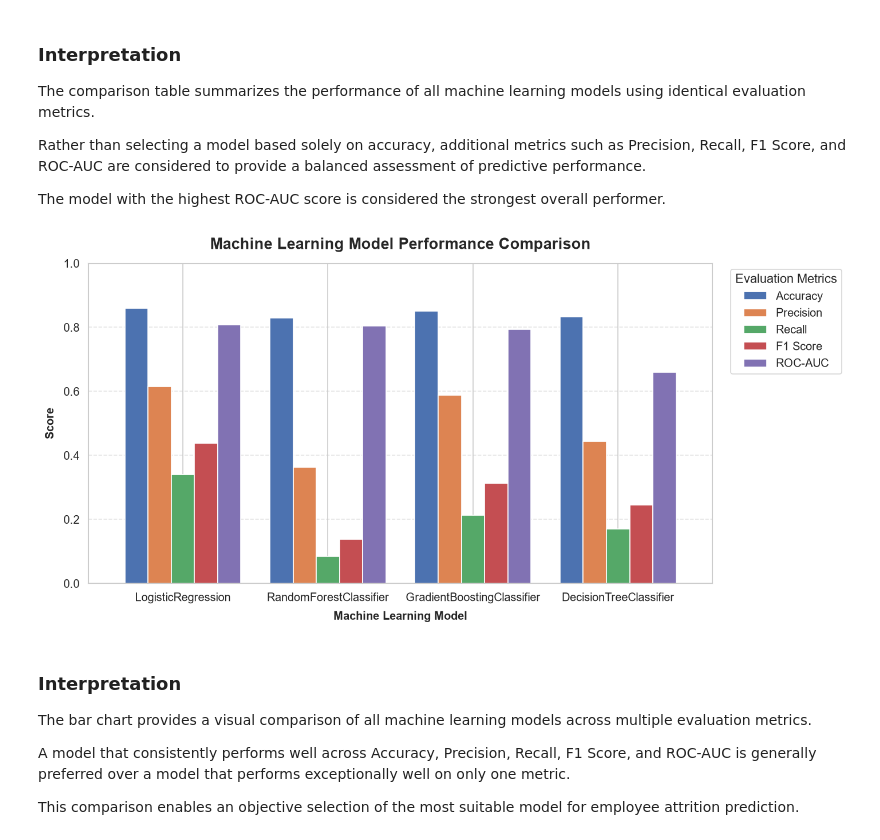
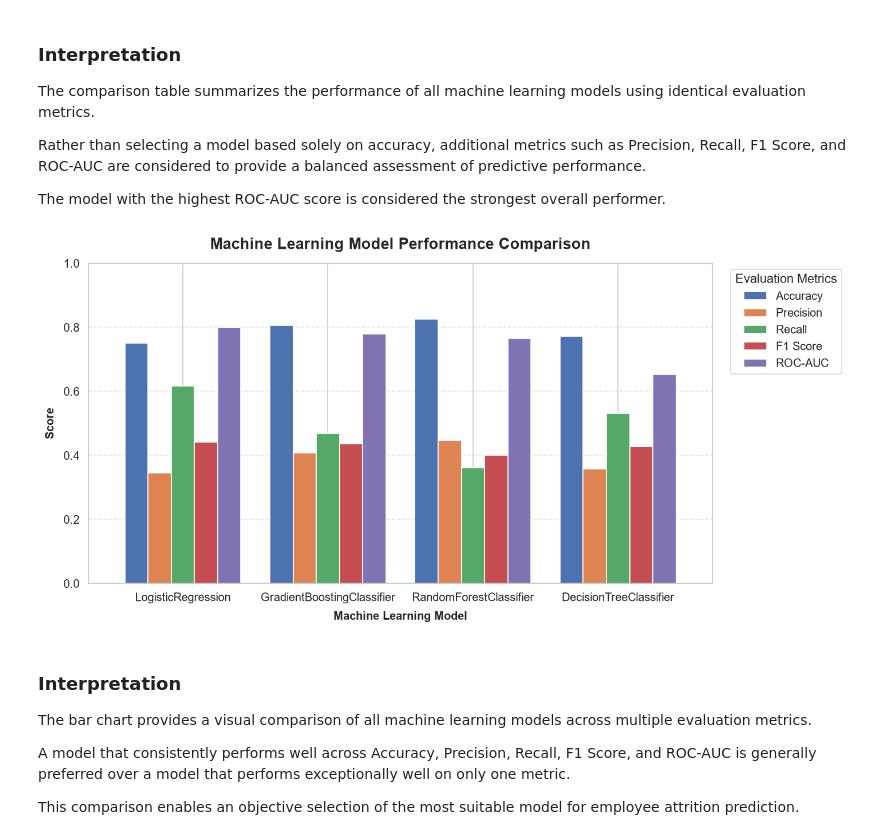
Before and after one commit to 1Riyaa/Employee-Attrition-Prediction, a Jupyter notebook: Employee_Attrition_Prediction.ipynb, the cells around one changed output. Cells and saved outputs as stored; diff of their text form; code cells hidden in the pictures.

```diff
--- a/Employee_Attrition_Prediction.ipynb
+++ b/Employee_Attrition_Prediction.ipynb
@@ -1676,7 +1717,8 @@ Because Logistic Regression is sensitive to the scale of the input features, the
 # Initialize model
 logistic_model = LogisticRegression(
     random_state=RANDOM_STATE,
-    max_iter=1000
+    max_iter=1000,
+    class_weight='balanced'
 )
 
 # Train and evaluate
@@ -1759,7 +1801,8 @@ The model makes predictions by recursively splitting the data based on the featu
 # Initialize Decision Tree model
 decision_tree_model = DecisionTreeClassifier(
     random_state=RANDOM_STATE,
-    max_depth=5
+    max_depth=5,
+    class_weight='balanced'
 )
 
 # Train and evaluate the model
@@ -1824,7 +1867,8 @@ random_forest_model = RandomForestClassifier(
     n_estimators=200,
     random_state=RANDOM_STATE,
     max_depth=10,
-    n_jobs=-1
+    n_jobs=-1,
+    class_weight='balanced'
 )
 
 # Train and evaluate the model
@@ -1892,13 +1936,19 @@ gradient_boosting_model = GradientBoostingClassifier(
     max_depth=3
 )
 
+gb_sample_weight = compute_sample_weight(
+    class_weight='balanced',
+    y=y_train
+)
+
 # Train and evaluate the model
 gradient_boosting_results = evaluate_model(
     model=gradient_boosting_model,
     X_train=X_train,
     X_test=X_test,
     y_train=y_train,
-    y_test=y_test
+    y_test=y_test,
+    sample_weight=gb_sample_weight
 )
 
 # Store model results
@@ -2001,35 +2051,39 @@ results_plot = results_df.set_index("Model")[metrics]
 ax = results_plot.plot(
     kind="bar",
     figsize=(12,6),
     width=0.8
 )
 
 plt.title(
     "Machine Learning Model Performance Comparison",
     fontsize=16,
     fontweight="bold"
 )
 
 plt.xlabel("Machine Learning Model")
 plt.ylabel("Score")
 
 plt.xticks(rotation=0)
 
 plt.ylim(0,1)
 
 plt.grid(axis="y", linestyle="--", alpha=0.5)
 
 plt.legend(
     title="Evaluation Metrics",
     bbox_to_anchor=(1.02,1),
     loc="upper left"
 )
 
 plt.tight_layout()
-
+plt.savefig(
+    "charts/model_performance_comparison.png",
+    dpi=300,
+    bbox_inches="tight"
+)
 plt.show()
 # %% [output]
-[figure, old version]
+[figure, new version]
 # %% [markdown]
 ### Interpretation
 
```
Also changed, not shown: parts of 15 cells of this notebook, 10 other files.
